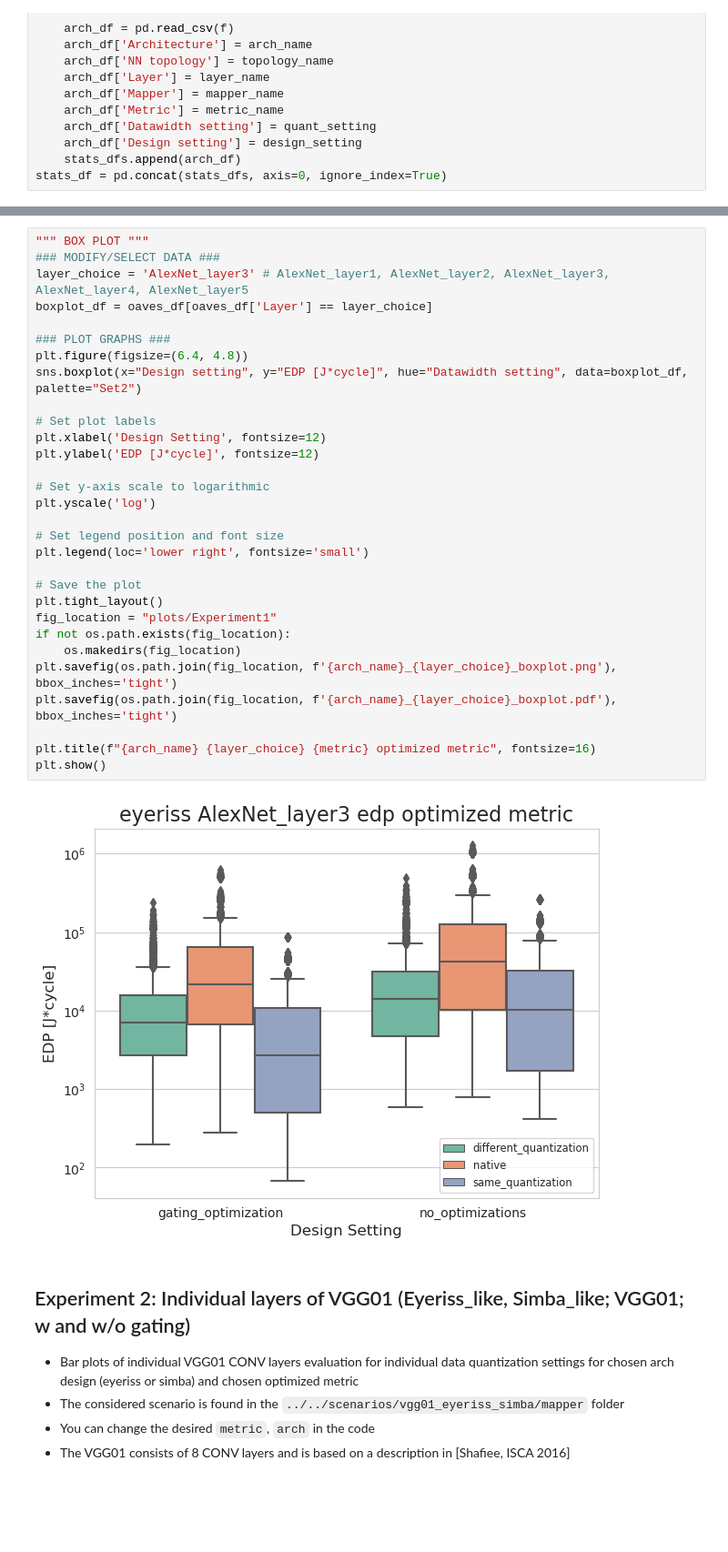
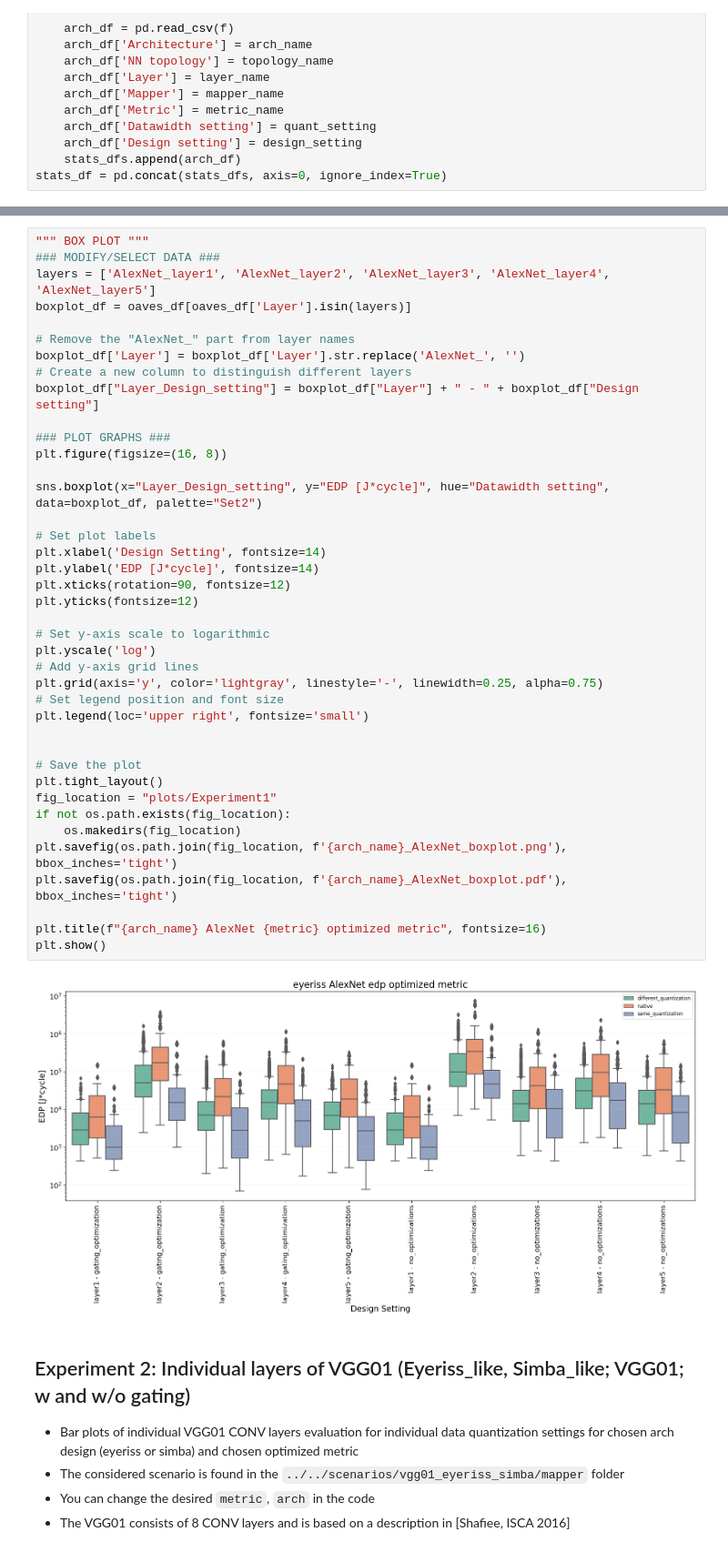
Before and after one commit to honzastor/accelergy-timeloop-infrastructure-quantization-feature, a Jupyter notebook: quantization-exercises/utils/plot_graphs/plot_graphs.ipynb, the cells around one changed output, grey strips where cells are left out. Shown at 91% size. Saved outputs shown, nothing was run; the diff lists cells and outputs as text; blank space fills up the shorter version.

Commit message:
Updated jupyter notebook generating output plots.

```diff
--- a/quantization-exercises/utils/plot_graphs/plot_graphs.ipynb
+++ b/quantization-exercises/utils/plot_graphs/plot_graphs.ipynb
@@ -170,35 +179,45 @@ print(total_records.sort_values('Total Records'))
 # %%
 """ BOX PLOT """
 ### MODIFY/SELECT DATA ###
-layer_choice = 'AlexNet_layer3' # AlexNet_layer1, AlexNet_layer2, AlexNet_layer3, AlexNet_layer4, AlexNet_layer5
-boxplot_df = oaves_df[oaves_df['Layer'] == layer_choice]
+layers = ['AlexNet_layer1', 'AlexNet_layer2', 'AlexNet_layer3', 'AlexNet_layer4', 'AlexNet_layer5']
+boxplot_df = oaves_df[oaves_df['Layer'].isin(layers)]
+
+# Remove the "AlexNet_" part from layer names
+boxplot_df['Layer'] = boxplot_df['Layer'].str.replace('AlexNet_', '')
+# Create a new column to distinguish different layers
+boxplot_df["Layer_Design_setting"] = boxplot_df["Layer"] + " - " + boxplot_df["Design setting"]
 
 ### PLOT GRAPHS ###
-plt.figure(figsize=(6.4, 4.8))
-sns.boxplot(x="Design setting", y="EDP [J*cycle]", hue="Datawidth setting", data=boxplot_df, palette="Set2")
+plt.figure(figsize=(16, 8))
+
+sns.boxplot(x="Layer_Design_setting", y="EDP [J*cycle]", hue="Datawidth setting", data=boxplot_df, palette="Set2")
 
 # Set plot labels
-plt.xlabel('Design Setting', fontsize=12)
-plt.ylabel('EDP [J*cycle]', fontsize=12)
+plt.xlabel('Design Setting', fontsize=14)
+plt.ylabel('EDP [J*cycle]', fontsize=14)
+plt.xticks(rotation=90, fontsize=12)
+plt.yticks(fontsize=12)
 
 # Set y-axis scale to logarithmic
 plt.yscale('log')
+# Add y-axis grid lines
+plt.grid(axis='y', color='lightgray', linestyle='-', linewidth=0.25, alpha=0.75)
+# Set legend position and font size
+plt.legend(loc='upper right', fontsize='small')
 
-# Set legend position and font size
-plt.legend(loc='lower right', fontsize='small')
 
 # Save the plot
 plt.tight_layout()
 fig_location = "plots/Experiment1"
 if not os.path.exists(fig_location):
     os.makedirs(fig_location)
-plt.savefig(os.path.join(fig_location, f'{arch_name}_{layer_choice}_boxplot.png'), bbox_inches='tight')
-plt.savefig(os.path.join(fig_location, f'{arch_name}_{layer_choice}_boxplot.pdf'), bbox_inches='tight')
+plt.savefig(os.path.join(fig_location, f'{arch_name}_AlexNet_boxplot.png'), bbox_inches='tight')
+plt.savefig(os.path.join(fig_location, f'{arch_name}_AlexNet_boxplot.pdf'), bbox_inches='tight')
 
-plt.title(f"{arch_name} {layer_choice} {metric} optimized metric", fontsize=16)
+plt.title(f"{arch_name} AlexNet {metric} optimized metric", fontsize=16)
 plt.show()
 # %% [output]
-[figure, old version]
+[figure, new version]
 # %% [markdown]
 ## Experiment 2: Individual layers of VGG01 (Eyeriss_like, Simba_like; VGG01; w and w/o gating)
 * Bar plots of individual VGG01 CONV layers evaluation for individual data quantization settings for chosen arch design (eyeriss or simba) and chosen optimized metric
```
Also changed, not shown: parts of 8 cells of this notebook, 1 other file.
